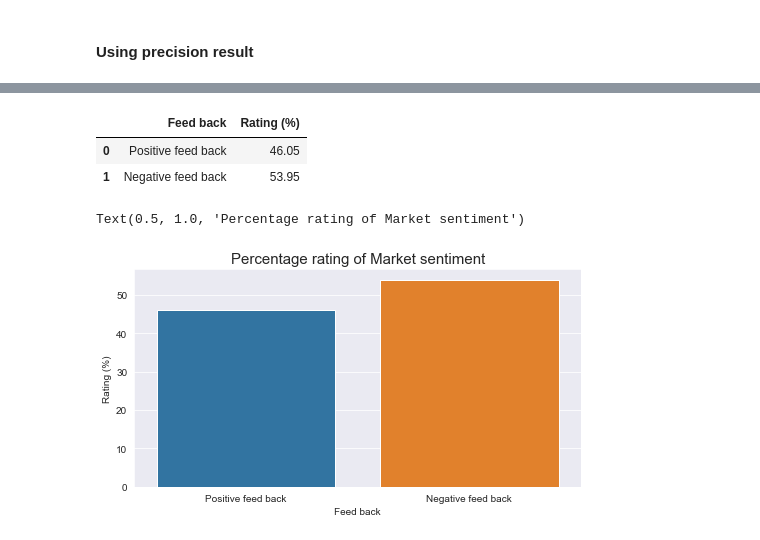
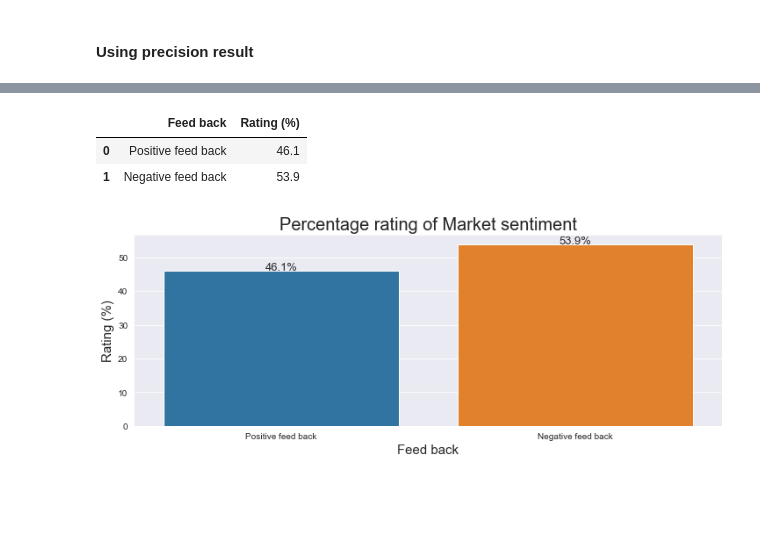
Before and after one commit to Ben-20/Market-sentiment-analysis, a Jupyter notebook: Market_sentiment_analysis.ipynb, the cells around one changed output, grey strips where cells are left out. Cells and saved outputs as stored; diff of their text form; code cells hidden in the pictures; blank space fills up the shorter version.

Commit message:
added percentage figure to the report barplot

```diff
--- a/Market_sentiment_analysis.ipynb
+++ b/Market_sentiment_analysis.ipynb
@@ -247,18 +247,25 @@ Percentage of Positive feed back:  46.05263157894737
 # %%
 plot = {'Feed back': ['Positive feed back', 'Negative feed back'],
-    'Rating (%)': [46.05, 53.95]}
+    'Rating (%)': [46.1, 53.9]}
 # %%
 p1 = pd.DataFrame(plot)
 # %%
 p1
 # %% [output]
 |  | Feed back | Rating (%) |
-| 0 | Positive feed back | 46.05 |
-| 1 | Negative feed back | 53.95 |
+| 0 | Positive feed back | 46.1 |
+| 1 | Negative feed back | 53.9 |
 # %%
-plt.figure(figsize = (8, 4))
-sns.barplot(x = 'Feed back', y = 'Rating (%)', data = p1)
-plt.title('Percentage rating of Market sentiment', fontdict= {'fontsize': 15})
+plt.figure(figsize = (12, 4))
+ax = sns.barplot(x = 'Feed back', y = 'Rating (%)', data = p1)
+plt.title('Percentage rating of Market sentiment', fontsize = 20)
+plt.xlabel('Feed back', fontsize = 15)
+plt.ylabel('Rating (%)', fontsize = 15)
+
+for p in ax.patches:
+    percentage = '{:.1f}%'.format(p.get_height())
+    x = p.get_x() + p.get_width()/ 2
+    y = p.get_height() + .05
+    ax.annotate(percentage, (x, y), ha = 'center', size = 13)
 # %% [output]
-Text(0.5, 1.0, 'Percentage rating of Market sentiment')
-[figure, old version]
+[figure, new version]
```
Also changed, not shown: parts of 3 cells of this notebook.
